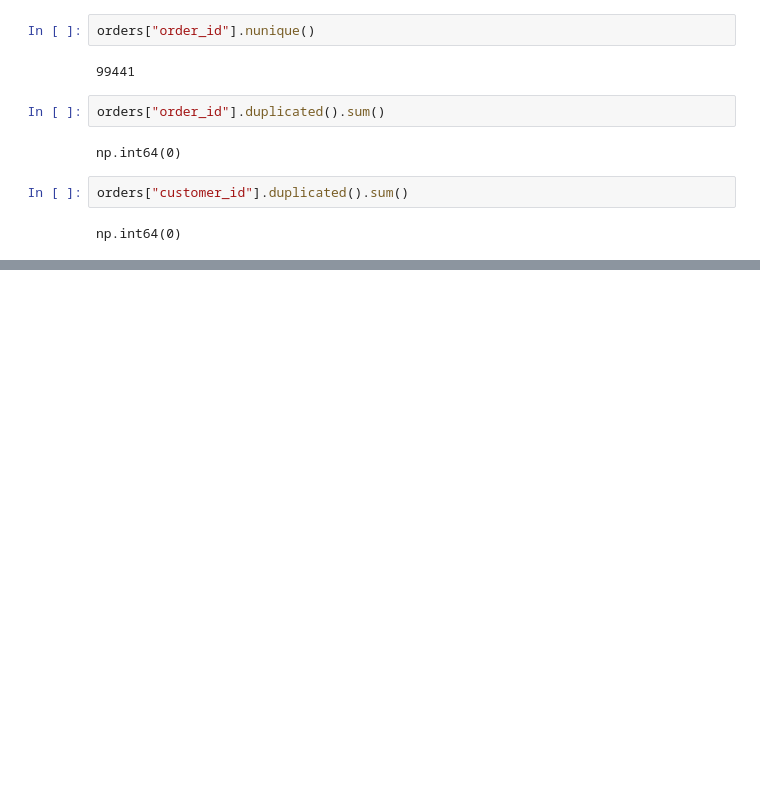
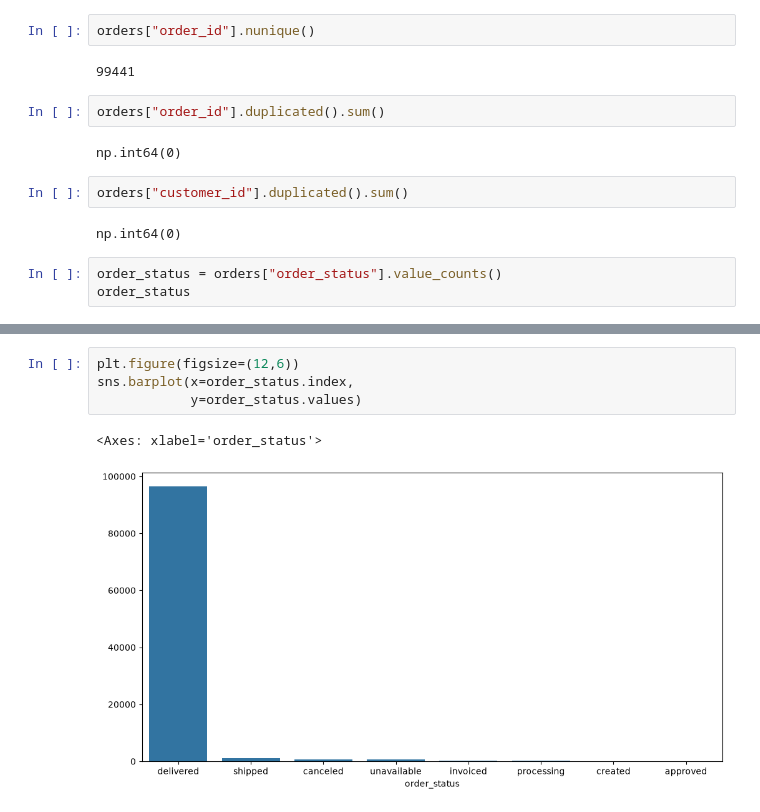
Before and after one commit to TanmayAggarwal87/E-commerce-Store-Anlaysis, a Jupyter notebook: notebooks/eda/06_orders_eda.ipynb, the cells around one changed output, grey strips where cells are left out. Saved outputs shown, nothing was run; the diff lists cells and outputs as text; blank space fills up the shorter version.

Commit message:
orders data eda complete

```diff
--- a/notebooks/eda/06_orders_eda.ipynb
+++ b/notebooks/eda/06_orders_eda.ipynb
@@ -45,3 +44,6 @@ np.int64(0)
 orders["customer_id"].duplicated().sum()
 # %% [output]
 np.int64(0)
+# %%
+order_status = orders["order_status"].value_counts()
+order_status
@@ -47,0 +61,7 @@ np.int64(0)
+# %%
+plt.figure(figsize=(12,6))
+sns.barplot(x=order_status.index,
+            y=order_status.values)
+# %% [output]
+<Axes: xlabel='order_status'>
+[figure, added]
```
Also changed, not shown: parts of 24 cells of this notebook, 7 other files.
